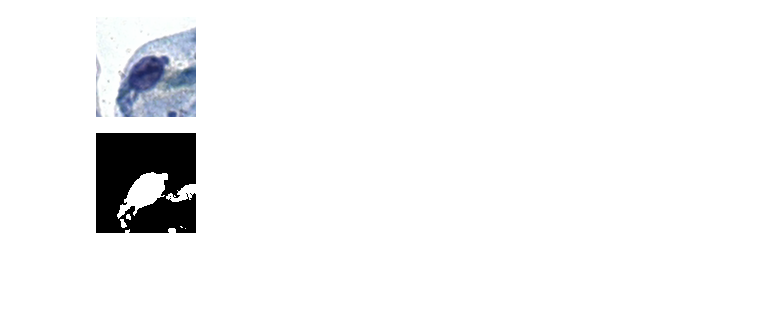
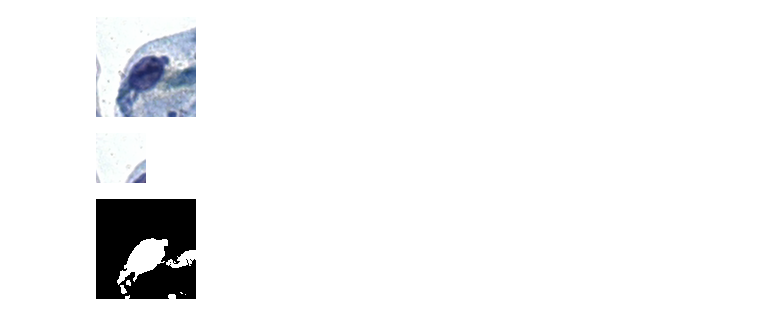
Before and after one commit to HenriqueCastros/pai-flower-nucleus, a Jupyter notebook: trab.ipynb, the cells around one changed output. Saved outputs shown, nothing was run; the diff lists cells and outputs as text; code cells hidden in the pictures; blank space fills up the shorter version.

Commit message:
ImageViewer: + BIRLLLLLL part 1

```diff
--- a/trab.ipynb
+++ b/trab.ipynb
@@ -61,9 +61,14 @@ img_path = os.path.join(dir_path, test_img)
 image = cv2.imread(img_path)
 image = cv2.cvtColor(image, cv2.COLOR_BGR2RGB)
 cropped_img = crop_image_around_point(image, 1012, 875, 100)
-Image.fromarray(cropped_img)
+img = Image.fromarray(cropped_img)
+img
 # %% [output]
 [figure]
+# %%
+Image.fromarray(crop_image_around_point(np.array(img), 0, 0, 100))
+# %% [output]
+[figure, added]
 # %%
 binary = binary(cropped_img, 127, invert=True)
 Image.fromarray(binary)
```
Also changed, not shown: 1 other file.
